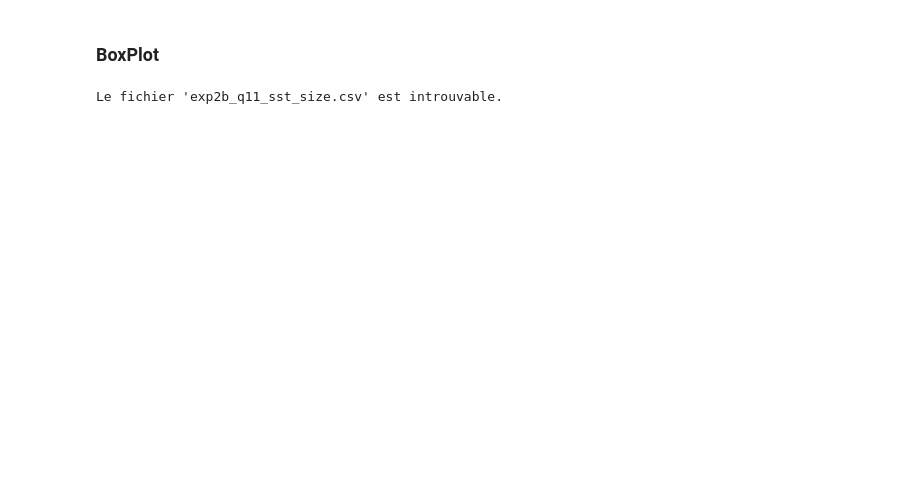
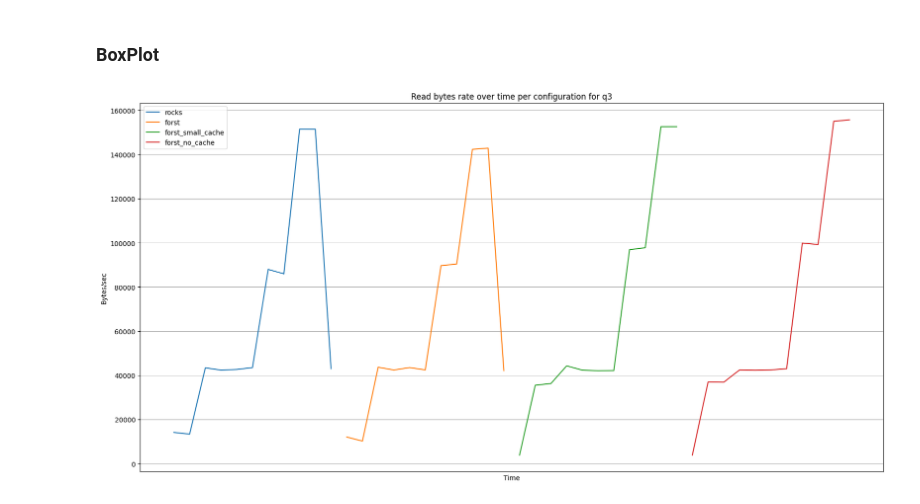
Before and after one commit to alugand/flink-justin, a Jupyter notebook: notebooks/forst/nexmark/exp2c/xp.ipynb, the cells around one changed output. Saved outputs shown, nothing was run; the diff lists cells and outputs as text; code cells hidden in the pictures; blank space fills up the shorter version.

```diff
--- a/notebooks/forst/nexmark/exp2c/xp.ipynb
+++ b/notebooks/forst/nexmark/exp2c/xp.ipynb
@@ -56,26 +191,28 @@ File saved : 'exp.csv'
 # %% [markdown]
 ### BoxPlot
 # %%
-file_path = 'exp2b_q11_sst_size.csv'
+file_path = 'exp2c_q3_read_bytes_rate.csv'
 
 try:
     df = pd.read_csv(file_path, index_col=0)
 
     df.columns = ['rocks', 'forst', 'forst_small_cache', 'forst_no_cache']
     #df = df.iloc[:, :-1]
-    plt.figure(figsize=(10, 7))
-    df.boxplot(grid=True, patch_artist=True)
+    plt.figure(figsize=(20, 10))
+    df.plot(grid=True, ax=plt.gca())
+    #df.boxplot(grid=True, patch_artist=True)
+    plt.title('Read bytes rate over time per configuration for q3')
+    plt.ylabel('Bytes/sec')
+    plt.xlabel('Time')
+    plt.xticks([])
+    #plt.yticks(np.arange(0, 1.2, 0.2))
+    plt.savefig('exp2c_q3_read_bytes_rate_plot.png')
 
-    plt.title('SST Files size for q11 (10min execution)')
-    plt.ylabel('SST size (B)')
-    plt.xlabel('Configuration')
-    #plt.yticks(np.arange(0.6, 1, 0.1))
-    plt.savefig('boxplot_q11_sst_size.png')
     plt.show()
 
 except FileNotFoundError:
     print(f"Le fichier '{file_path}' est introuvable.")
 except Exception as e:
     print(f"Une erreur est survenue : {e}")
 # %% [output]
-Le fichier 'exp2b_q11_sst_size.csv' est introuvable.
+[figure, added]
```
Also changed, not shown: parts of 3 cells of this notebook, 42 other files.
